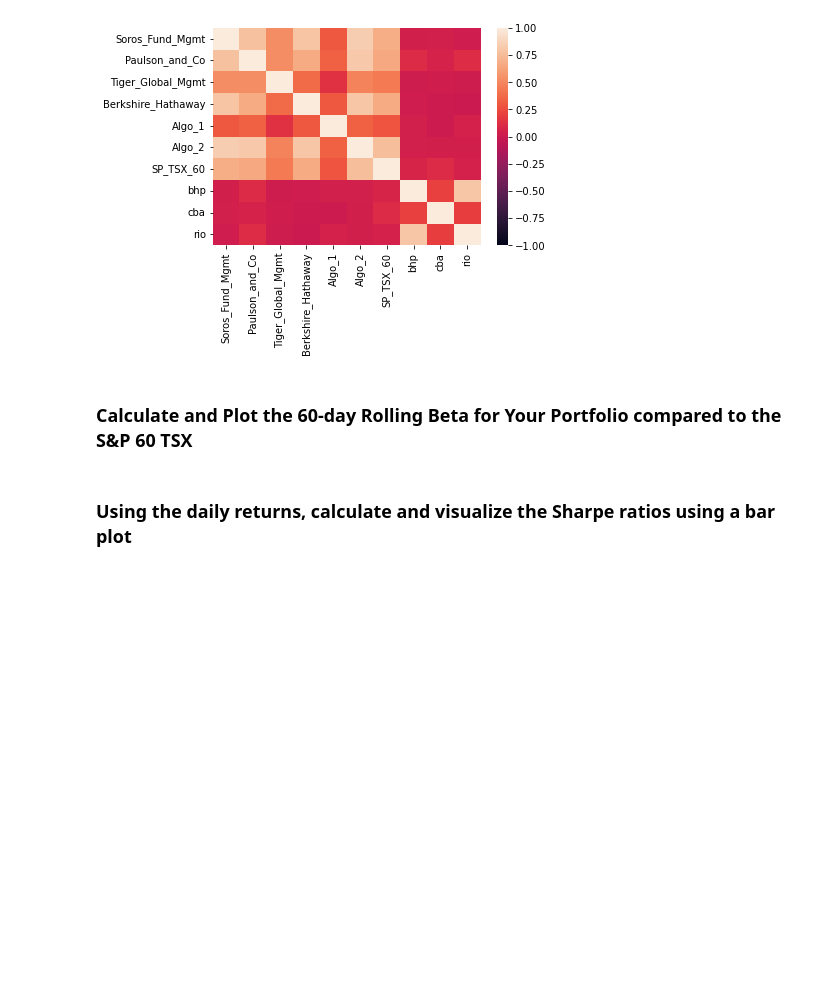
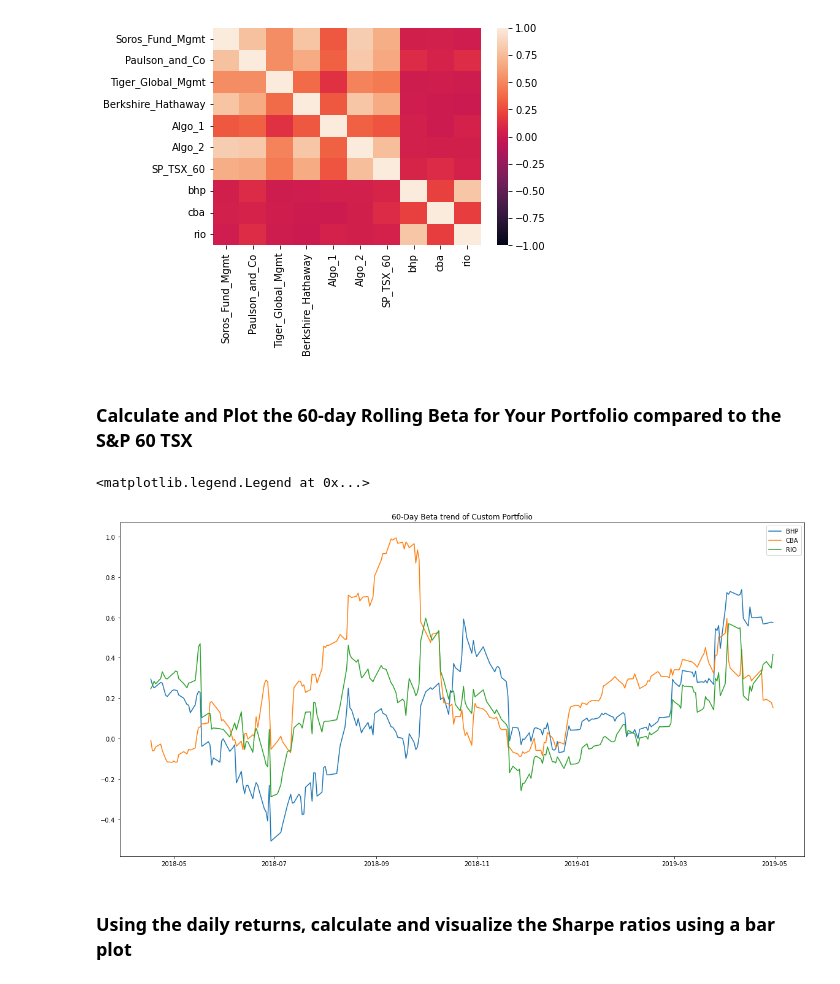
Before and after one commit to VeronicaHurtado/FinTech-Module4-Challenge, a Jupyter notebook: whale_analysis.ipynb, the cells around one changed output. Drawn from its saved outputs; the diff is of its cells as text; code cells hidden in the pictures; blank space fills up the shorter version.

Commit message:
Complete Part 3: Custom Portfolio

```diff
--- a/whale_analysis.ipynb
+++ b/whale_analysis.ipynb
@@ -708,11 +708,22 @@ sns.heatmap(all_correlation, vmin=-1, vmax=1)
 ### Calculate and Plot the 60-day Rolling Beta for Your Portfolio compared to the S&P 60 TSX
 # %%
 # Calculate and plot Beta
-# @ToDo: HEEEEEELP!!!
-my_port_covariance = all_combined_df['Berkshire_Hathaway'].rolling(window=60).cov(all_combined_df['SP_TSX_60'])
-my_port_variance = all_combined_df['SP_TSX_60'].rolling(window=60).var()
-my_port_beta = my_port_covariance / my_port_variance
-my_port_beta.plot(figsize=(20, 10), title='60-Day Beta trend of My Portfolio')
+bhp_covariance = all_combined_df['bhp'].rolling(window=60).cov(all_combined_df['SP_TSX_60'])
+cba_covariance = all_combined_df['cba'].rolling(window=60).cov(all_combined_df['SP_TSX_60'])
+rio_covariance = all_combined_df['rio'].rolling(window=60).cov(all_combined_df['SP_TSX_60'])
+sptsx60_variance = all_combined_df['SP_TSX_60'].rolling(window=60).var()
+
+bhp_beta = bhp_covariance / sptsx60_variance
+cba_beta = cba_covariance / sptsx60_variance
+rio_beta = rio_covariance / sptsx60_variance
+
+ax = bhp_beta.plot(figsize=(20, 10), title='60-Day Beta trend of Custom Portfolio')
+cba_beta.plot(ax=ax)
+rio_beta.plot(ax=ax)
+ax.legend(['BHP', 'CBA', 'RIO'])
+# %% [output]
+<matplotlib.legend.Legend at 0x...>
+[figure, added]
 # %% [markdown]
 ### Using the daily returns, calculate and visualize the Sharpe ratios using a bar plot
 # %%
```
Also changed, not shown: parts of 2 cells of this notebook, 1 other file.
